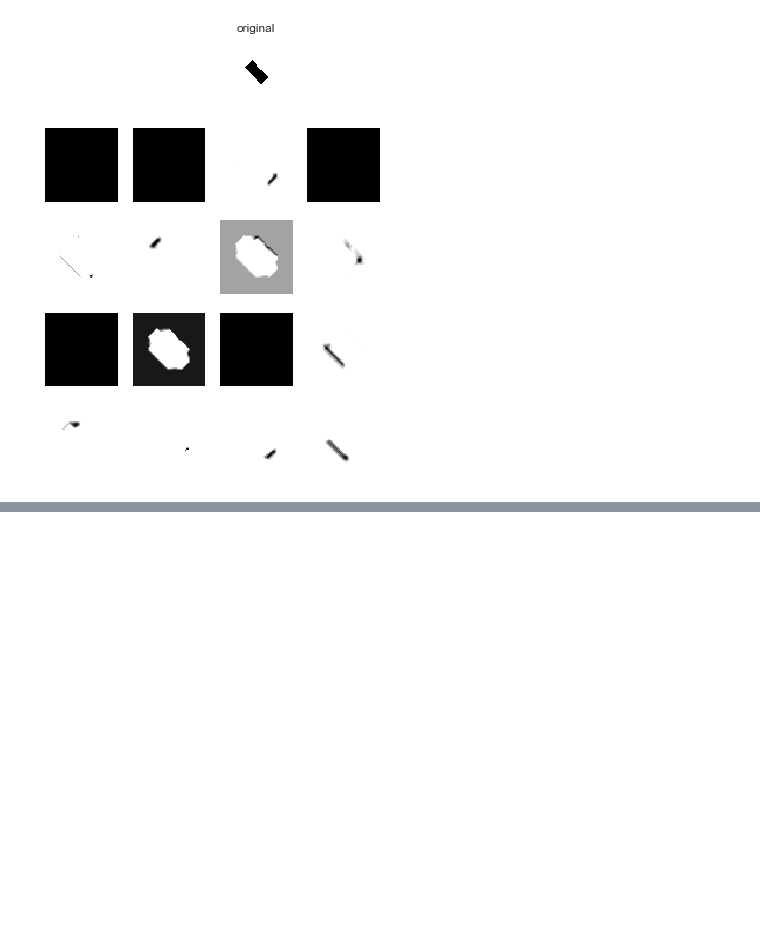
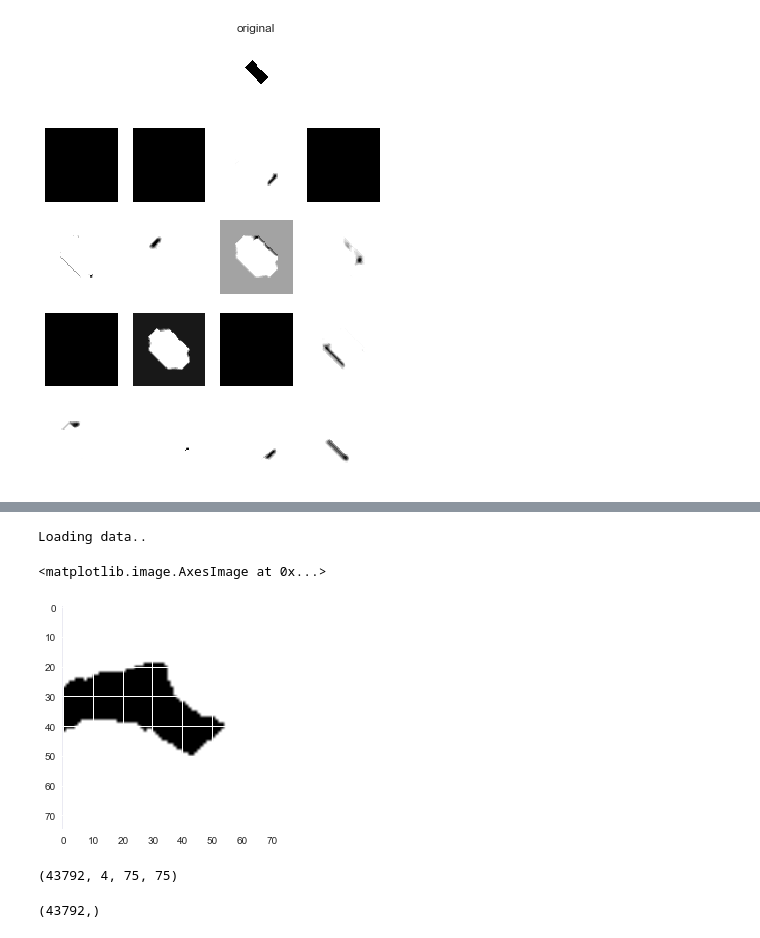
Before and after one commit to VCG/em-quality-metric, a Jupyter notebook: nolearn/multi-channel-long.ipynb, the cells around one changed output, grey strips where cells are left out. Saved outputs shown, nothing was run; the diff lists cells and outputs as text; code cells hidden in the pictures; blank space fills up the shorter version.

```diff
--- a/nolearn/multi-channel-long.ipynb
+++ b/nolearn/multi-channel-long.ipynb
@@ -81,7 +80,7 @@ class AdjustVariable(object):
 def float32(k):
     return np.cast['float32'](k)
 # %%
-X_train, y_train, X_val, y_val, X_test, y_test = Util.load_dataset('patches_7th')
+X_train, y_train, X_val, y_val, X_test, y_test = Util.load_dataset('patches_8th')
 # %% [output]
 Loading data..
 KeyboardInterrupt:
@@ -358,0 +376,9 @@ net1_fit = net1.fit(input_rgb,
+# %%
+X_train, y_train = Util.load('patches_binary_border')
+# %% [output]
+Loading data..
+# %%
+plt.imshow(X_train['merged_array'][0][0])
+# %% [output]
+<matplotlib.image.AxesImage at 0x...>
+[figure, added]
@@ -358,0 +387,4 @@ net1_fit = net1.fit(input_rgb,
+# %%
+input_rgb.shape
+# %% [output]
+(43792, 4, 75, 75)
@@ -358,0 +393,4 @@ net1_fit = net1.fit(input_rgb,
+# %%
+y_train.shape
+# %% [output]
+(43792,)
```
Also changed, not shown: parts of 4 cells of this notebook, 2 other files.
